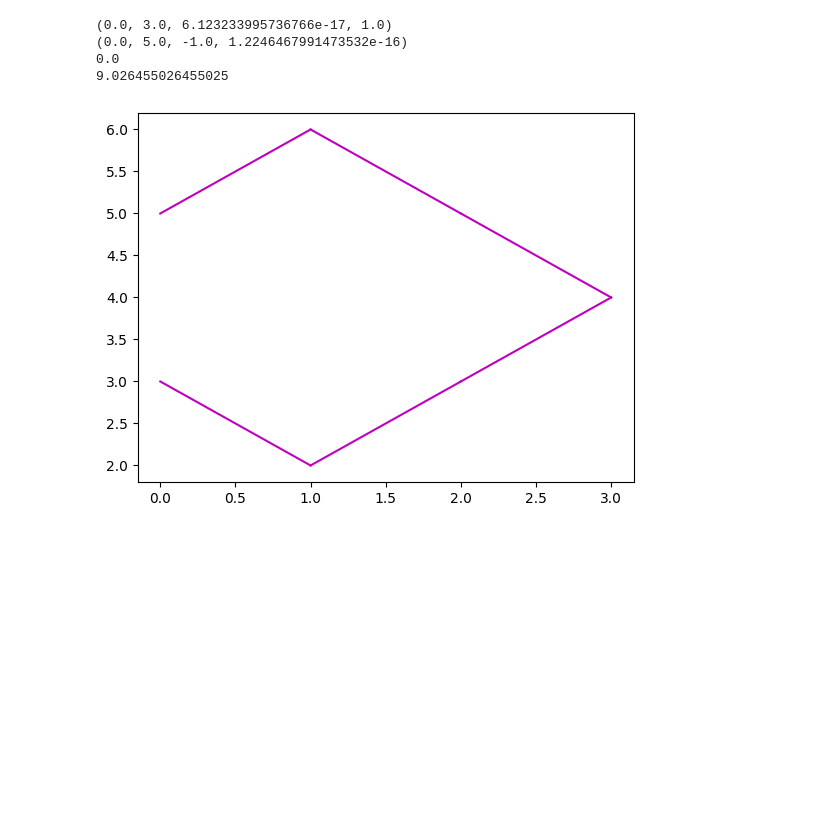
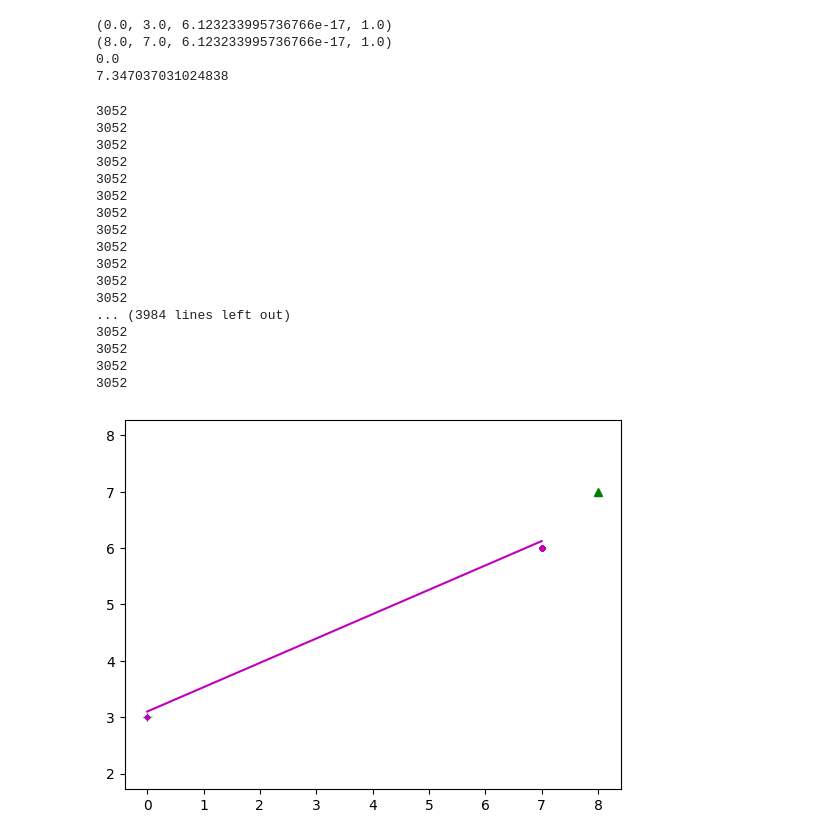
Before and after one commit to arthurrichards77/smply, a Jupyter notebook: grid_states.ipynb, the cells around one changed output. Saved outputs shown, nothing was run; the diff lists cells and outputs as text; code cells hidden in the pictures; blank space fills up the shorter version.

```diff
--- a/grid_states.ipynb
+++ b/grid_states.ipynb
@@ -10,2 +23,4 @@ array([0. , 0.5, 1. , 1.5, 2. , 2.5, 3. , 3.5, 4. , 4.5, 5. , 5.5, 6. ,
 # %%
-grid_points = [(x,y,spd*np.cos(theta),spd*np.sin(theta)) for x in np.arange(0,10,1.0) for y in np.arange(0,10,1.0) for theta in np.arange(0,2*np.pi,0.25*np.pi) for spd in np.arange(1,1.5,0.1)]
+grid_points = [(x,y,spd*np.cos(theta),spd*np.sin(theta)) for x in x_range for y in y_range for theta in hdg_range for spd in spd_range]
+num_points = len(grid_points)
+print(num_points)
@@ -69,3 +37,26 @@ def travel_time(s1,s2):
+# %%
+dmax = 1.5*pos_step
+amax = 0.5*(vmax-vmin)
+
+def travel_time(s1,s2):
+    x1,y1,vx1,vy1 = s1
+    x2,y2,vx2,vy2 = s2
+    if x1==x2 and y1==y2:
+        return np.inf
+    dist = np.sqrt((x2-x1)**2 + (y2-y1)**2)
+    if dist>dmax:
+        return np.inf
+    spd = np.sqrt(vx1**2 + vy1**2)
+    t_guess = dist/spd
+    dx = (x2 - x1 - 0.5*(vx1+vx2)*t_guess)
+    dy = (y2 - y1 - 0.5*(vy1+vy2)*t_guess)
+    if dx**2 + dy**2 > dmax**2:
+        return np.inf
+    ax = (vx2-vx1)/t_guess
+    ay = (vy2-vy1)/t_guess
+    if ax**2 + ay**2 > amax**2:
+        return np.inf
+    return t_guess
 # %%
 for (i1,s1) in enumerate(grid_points):
     for (i2,s2) in enumerate(grid_points):
@@ -107,28 +80,53 @@ from scipy.sparse.csgraph import shortest_path
 distance,predecessors = shortest_path(cost_matrix, return_predecessors=True)
 # %%
 curr_node = 130
-target_node = 220
+target_node = 3490
 print(grid_points[curr_node])
 print(grid_points[target_node])
 print(min(distance[curr_node,:]))
 print(distance[curr_node,target_node])
 # %% [output]
 (0.0, 3.0, 6.123233995736766e-17, 1.0)
-(0.0, 5.0, -1.0, 1.2246467991473532e-16)
+(8.0, 7.0, 6.123233995736766e-17, 1.0)
 0.0
-9.026455026455025
+7.347037031024838
 # %%
-curr_node = 130
-target_node = 210
+plt.plot([grid_points[curr_node][0]],
+         [grid_points[curr_node][1]],'g+')
+plt.plot([grid_points[target_node][0]],
+         [grid_points[target_node][1]],'g^')
 for kk in range(len(grid_points)):
-    next_node = predecessors[target_node,curr_node]
+    next_node = predecessors[curr_node,target_node]
+    print(next_node)
+    plt.plot([grid_points[curr_node][0] + vel_scale*grid_points[curr_node][2],
+              grid_points[next_node][0] + vel_scale*grid_points[next_node][2]],
+             [grid_points[curr_node][1] + vel_scale*grid_points[curr_node][3],
+              grid_points[next_node][1] + vel_scale*grid_points[next_node][3]],'m-')
     plt.plot([grid_points[curr_node][0],
               grid_points[next_node][0]],
              [grid_points[curr_node][1],
-              grid_points[next_node][1]],'m-')
+              grid_points[next_node][1]],'m.')
     curr_node=next_node
     if curr_node==target_node:
         break
+plt.axis('equal')
 plt.show()
 # %% [output]
+3052
+3052
+3052
+3052
+3052
+3052
+3052
+3052
+3052
+3052
+3052
+3052
+... (3984 lines left out)
+3052
+3052
+3052
+3052
-[figure, old version]
+[figure, new version]
```
Also changed, not shown: parts of 10 cells of this notebook.
